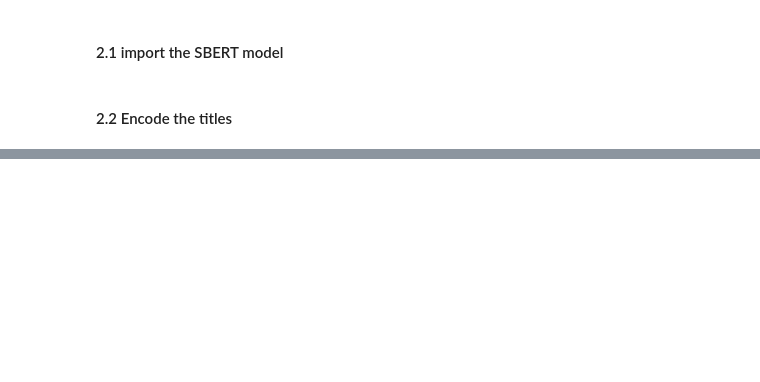
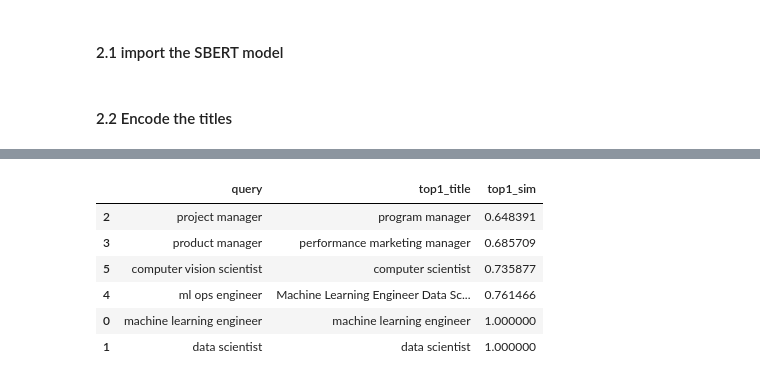
Before and after one commit to FederCO23/Potential_Talents_-_Yc1Y0PqXJsbGtBoy, a Jupyter notebook: Potential_Talents_part5.ipynb, the cells around one changed output, grey strips where cells are left out. Cells and saved outputs as stored; diff of their text form; code cells hidden in the pictures; blank space fills up the shorter version.

```diff
--- a/Potential_Talents_part5.ipynb
+++ b/Potential_Talents_part5.ipynb
@@ -1165,0 +413,10 @@ Meanwhile, **DeepSeek, Grok, and ChatGPT-4o** show **relevant alignment with eac
+# %%
+pd.DataFrame(rows).sort_values("top1_sim")
+# %% [output]
+|  | query | top1_title | top1_sim |
+| 2 | project manager | program manager | 0.648391 |
+| 3 | product manager | performance marketing manager | 0.685709 |
+| 5 | computer vision scientist | computer scientist | 0.735877 |
+| 4 | ml ops engineer | Machine Learning Engineer Data Sc... | 0.761466 |
+| 0 | machine learning engineer | machine learning engineer | 1.000000 |
+| 1 | data scientist | data scientist | 1.000000 |
```
Also changed, not shown: parts of 81 cells of this notebook.
